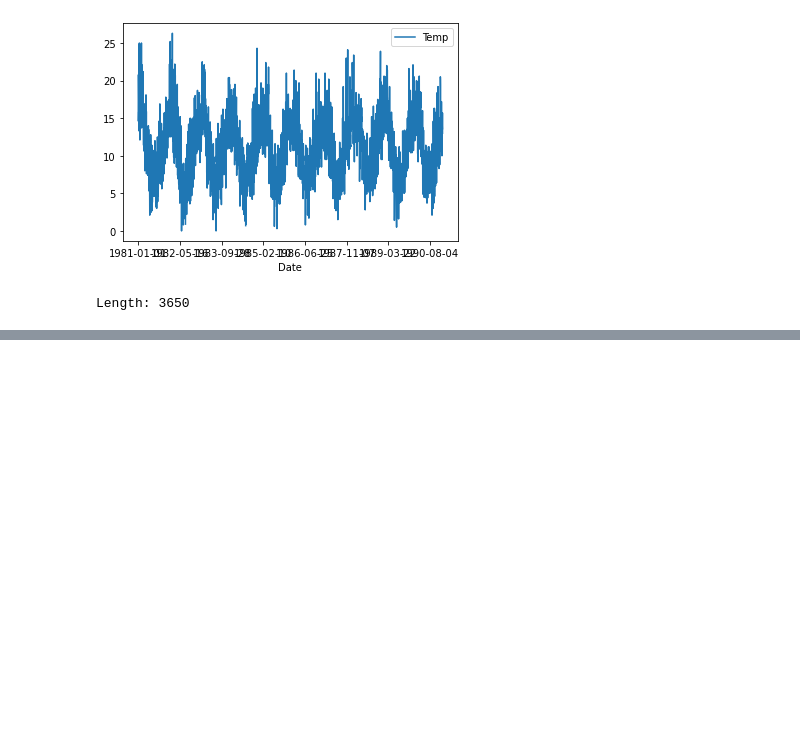
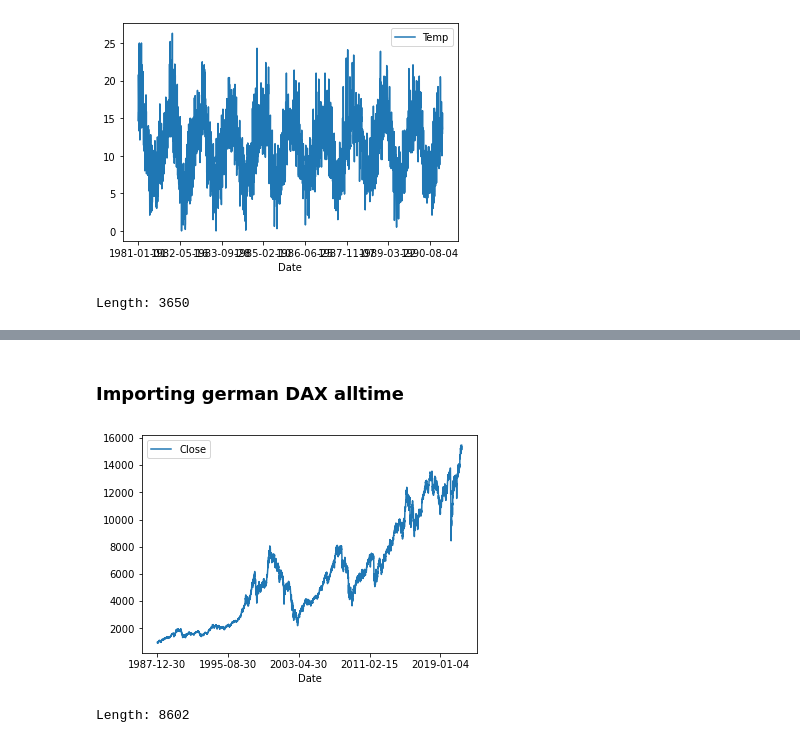
Before and after one commit to dapetri/Revisiting-STS-Clustering-Meaninglessness, a Jupyter notebook: py/meaningfulness.ipynb, the cells around one changed output, grey strips where cells are left out. Drawn from its saved outputs; the diff is of its cells as text; code cells hidden in the pictures; blank space fills up the shorter version.

```diff
--- a/py/meaningfulness.ipynb
+++ b/py/meaningfulness.ipynb
@@ -231,0 +254,11 @@ Length: 3650
+# %% [markdown]
+### Importing german DAX alltime
+# %%
+dax_alltime = pd.read_csv('../data/dax_alltime.csv', usecols=[0,4])
+dax_alltime.plot(x='Date', y='Close')
+plt.show()
+np_dax_alltime = dax_alltime.to_numpy()
+print('Length: '+str(np_dax_alltime.shape[0]))
+# %% [output]
+[figure, added]
+Length: 8602
```
Also changed, not shown: parts of 9 cells of this notebook, 5 other files.
